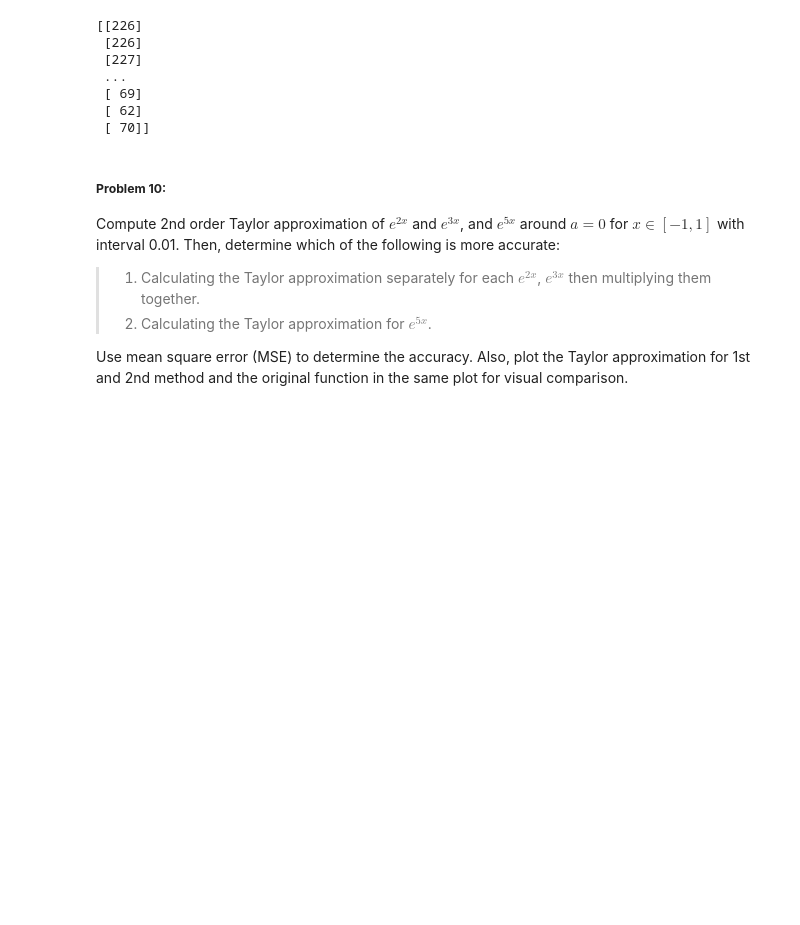
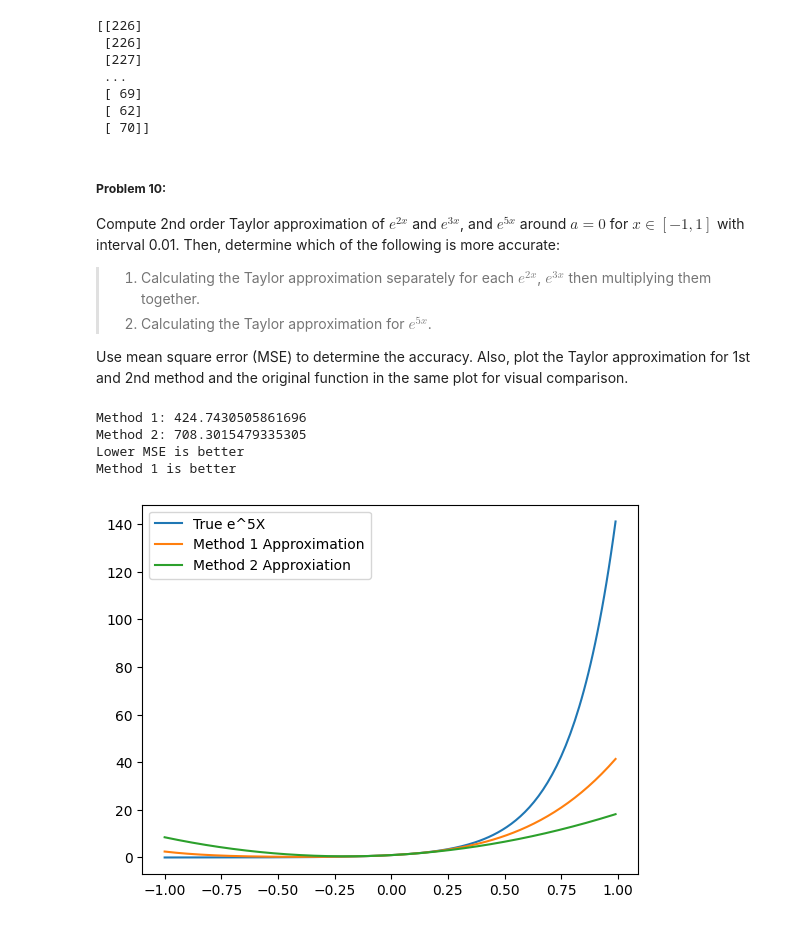
Before and after one commit to ZafirChowdhury/numerical_methods_lab, a Jupyter notebook: lab_assingments/Lab_Assignment_01.ipynb, the cells around one changed output. Drawn from its saved outputs; the diff is of its cells as text; code cells hidden in the pictures; blank space fills up the shorter version.

```diff
--- a/lab_assingments/Lab_Assignment_01.ipynb
+++ b/lab_assingments/Lab_Assignment_01.ipynb
@@ -274,0 +273,63 @@ Use mean square error (MSE) to determine the accuracy. Also, plot the Taylor app
+# %%
+# Write your code here
+
+# Generalize the given fuctions
+'''
+e^2x, e^3x and e^5x can be generalized
+
+f(x) = e^(kx)
+f`(x) = ke^(kx)
+f``(x) = k.e^(kx).k -> k^2.e^kx
+
+at x = 0,
+f(0) = 1
+f`(0) = k
+f``(0) = k^2
+
+2nd order Taylor -> 1 + kx + (k^2.x^2)/2
+k = nth term
+'''
+def taylor(k, x):
+    return 1 + k*x + (k**2)*(x**2) / 2
+
+x = np.arange(-1, 1, 0.01)
+
+# Appox Value
+taylor_e2x = taylor(x, 2)
+taylor_e3x = taylor(x, 3)
+taylor_e5x = taylor(x, 5)
+
+# True Value
+e2x = np.exp(x*2)
+e3x = np.exp(x*3)
+e5x = np.exp(x*5)
+
+# Method 1
+method_1_appox = taylor_e2x * taylor_e3x
+
+# Method 2
+method_2_appox = taylor_e5x
+
+# MSE
+mse_method_1 = np.mean((e5x - method_1_appox) ** 2)
+mse_method_2 = np.mean((e5x - method_2_appox) ** 2)
+
+print(f"Method 1: {mse_method_1}")
+print(f"Method 2: {mse_method_2}")
+
+print("Lower MSE is better")
+print("Method 1 is better")
+
+# Plot the results
+plt.figure()
+plt.plot(x, e5x, label="True e^5X")
+plt.plot(x, method_1_appox, label="Method 1 Approximation")
+plt.plot(x,method_2_appox, label="Method 2 Approxiation")
+plt.legend()
+plt.show()
+# %% [output]
+Method 1: 424.7430505861696
+Method 2: 708.3015479335305
+Lower MSE is better
+Method 1 is better
+[figure, added]
```
Also changed, not shown: parts of 6 cells of this notebook.
